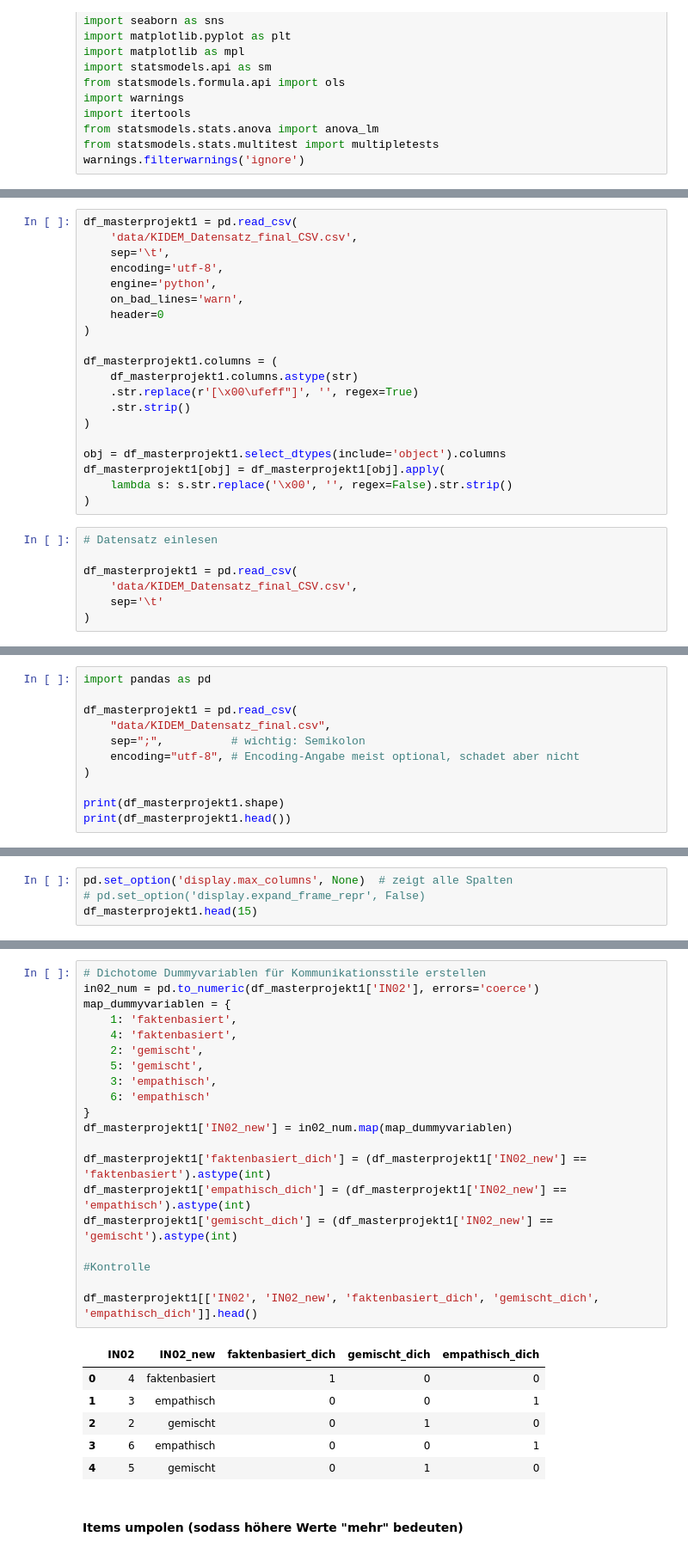
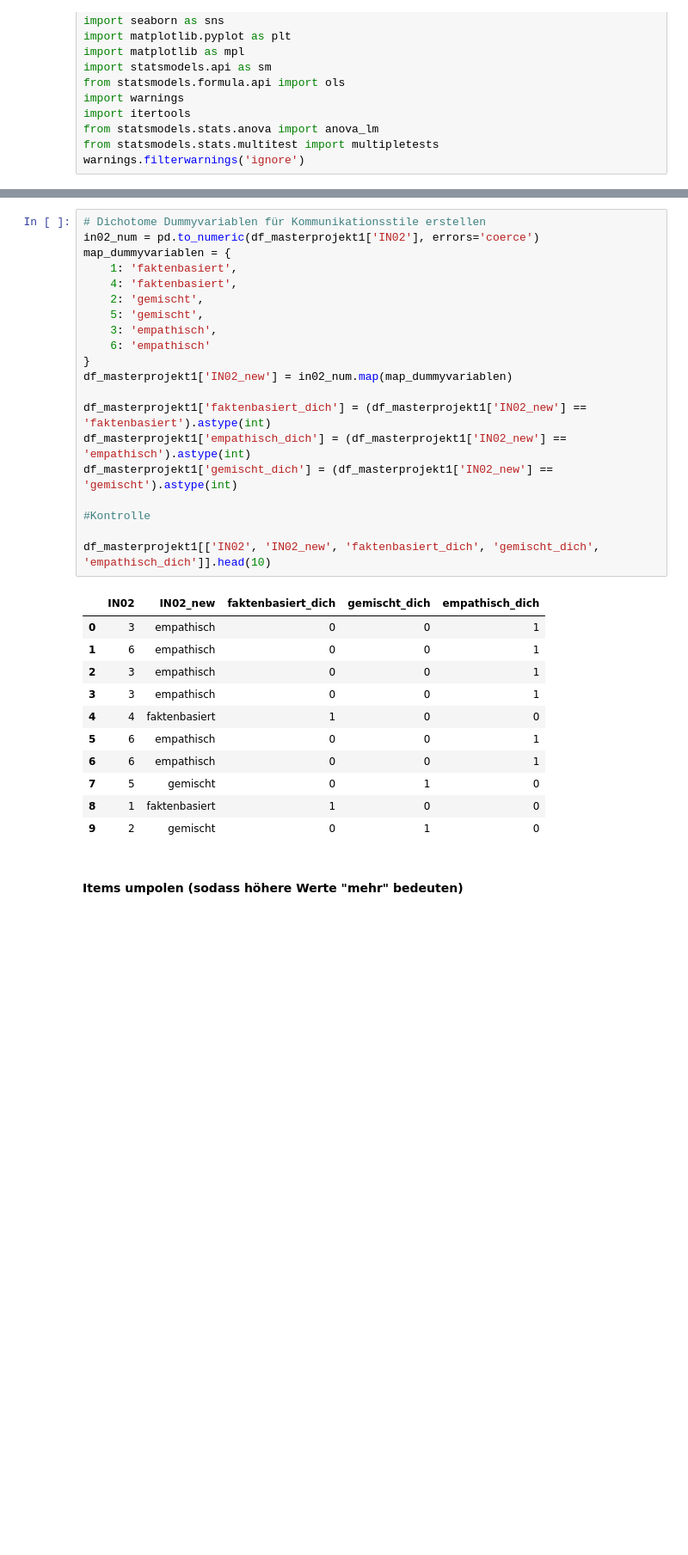
Before and after one commit to lara-polat/KI_Demokratie, a Jupyter notebook: analysis2.ipynb, the cells around one changed output, grey strips where cells are left out. Shown at 86% size. Saved outputs shown, nothing was run; the diff lists cells and outputs as text; blank space fills up the shorter version.

```diff
--- a/analysis2.ipynb
+++ b/analysis2.ipynb
@@ -106,27 +46,0 @@ df_masterprojekt1.head(5)
-# %%
-df_masterprojekt1 = pd.read_csv(
-    'data/KIDEM_Datensatz_final_CSV.csv',
-    sep='\t',
-    encoding='utf-8',
-    engine='python',
-    on_bad_lines='warn',
-    header=0
-)
-
-df_masterprojekt1.columns = (
-    df_masterprojekt1.columns.astype(str)
-    .str.replace(r'[\x00\ufeff"]', '', regex=True)
-    .str.strip()
-)
-
-obj = df_masterprojekt1.select_dtypes(include='object').columns
-df_masterprojekt1[obj] = df_masterprojekt1[obj].apply(
-    lambda s: s.str.replace('\x00', '', regex=False).str.strip()
-)
-# %%
-# Datensatz einlesen
-
-df_masterprojekt1 = pd.read_csv(
-    'data/KIDEM_Datensatz_final_CSV.csv',
-    sep='\t'
-)
@@ -144,11 +46,0 @@ print(df_masterprojekt1.head())
-# %%
-import pandas as pd
-
-df_masterprojekt1 = pd.read_csv(
-    "data/KIDEM_Datensatz_final.csv",
-    sep=";",          # wichtig: Semikolon
-    encoding="utf-8", # Encoding-Angabe meist optional, schadet aber nicht
-)
-
-print(df_masterprojekt1.shape)
-print(df_masterprojekt1.head())
@@ -173,4 +46,0 @@ print(df_masterprojekt1.head())
-# %%
-pd.set_option('display.max_columns', None)  # zeigt alle Spalten
-# pd.set_option('display.expand_frame_repr', False)
-df_masterprojekt1.head(15)
@@ -236,29 +98,34 @@ Name: count, dtype: int64
 # %%
 # Dichotome Dummyvariablen für Kommunikationsstile erstellen
 in02_num = pd.to_numeric(df_masterprojekt1['IN02'], errors='coerce')
 map_dummyvariablen = {
     1: 'faktenbasiert',
     4: 'faktenbasiert',
     2: 'gemischt',
     5: 'gemischt',
     3: 'empathisch',
     6: 'empathisch'
 }
 df_masterprojekt1['IN02_new'] = in02_num.map(map_dummyvariablen)
 
 df_masterprojekt1['faktenbasiert_dich'] = (df_masterprojekt1['IN02_new'] == 'faktenbasiert').astype(int)
 df_masterprojekt1['empathisch_dich'] = (df_masterprojekt1['IN02_new'] == 'empathisch').astype(int)
 df_masterprojekt1['gemischt_dich'] = (df_masterprojekt1['IN02_new'] == 'gemischt').astype(int)
 
 #Kontrolle
 
-df_masterprojekt1[['IN02', 'IN02_new', 'faktenbasiert_dich', 'gemischt_dich', 'empathisch_dich']].head()
+df_masterprojekt1[['IN02', 'IN02_new', 'faktenbasiert_dich', 'gemischt_dich', 'empathisch_dich']].head(10)
 # %% [output]
 |  | IN02 | IN02_new | faktenbasiert_dich | gemischt_dich | empathisch_dich |
-| 0 | 4 | faktenbasiert | 1 | 0 | 0 |
-| 1 | 3 | empathisch | 0 | 0 | 1 |
-| 2 | 2 | gemischt | 0 | 1 | 0 |
-| 3 | 6 | empathisch | 0 | 0 | 1 |
-| 4 | 5 | gemischt | 0 | 1 | 0 |
+| 0 | 3 | empathisch | 0 | 0 | 1 |
+| 1 | 6 | empathisch | 0 | 0 | 1 |
+| 2 | 3 | empathisch | 0 | 0 | 1 |
+| 3 | 3 | empathisch | 0 | 0 | 1 |
+| 4 | 4 | faktenbasiert | 1 | 0 | 0 |
+| 5 | 6 | empathisch | 0 | 0 | 1 |
+| 6 | 6 | empathisch | 0 | 0 | 1 |
+| 7 | 5 | gemischt | 0 | 1 | 0 |
+| 8 | 1 | faktenbasiert | 1 | 0 | 0 |
+| 9 | 2 | gemischt | 0 | 1 | 0 |
 # %% [markdown]
 #### Items umpolen (sodass höhere Werte "mehr" bedeuten)
```
Also changed, not shown: parts of 64 cells of this notebook, 1 other file.
